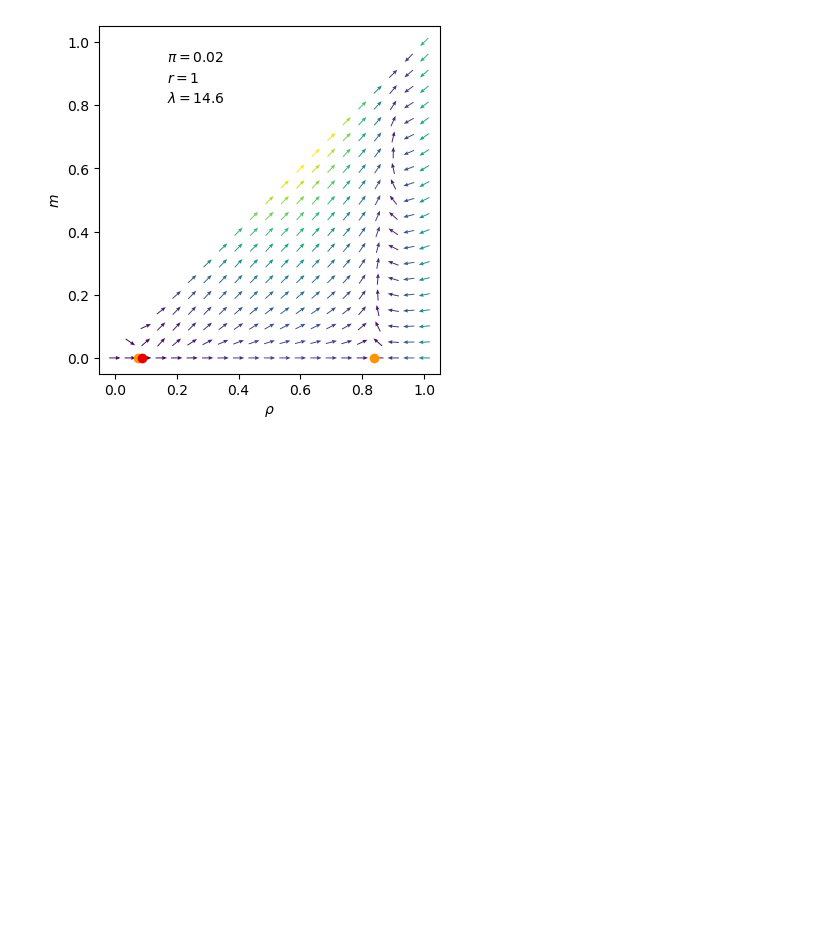
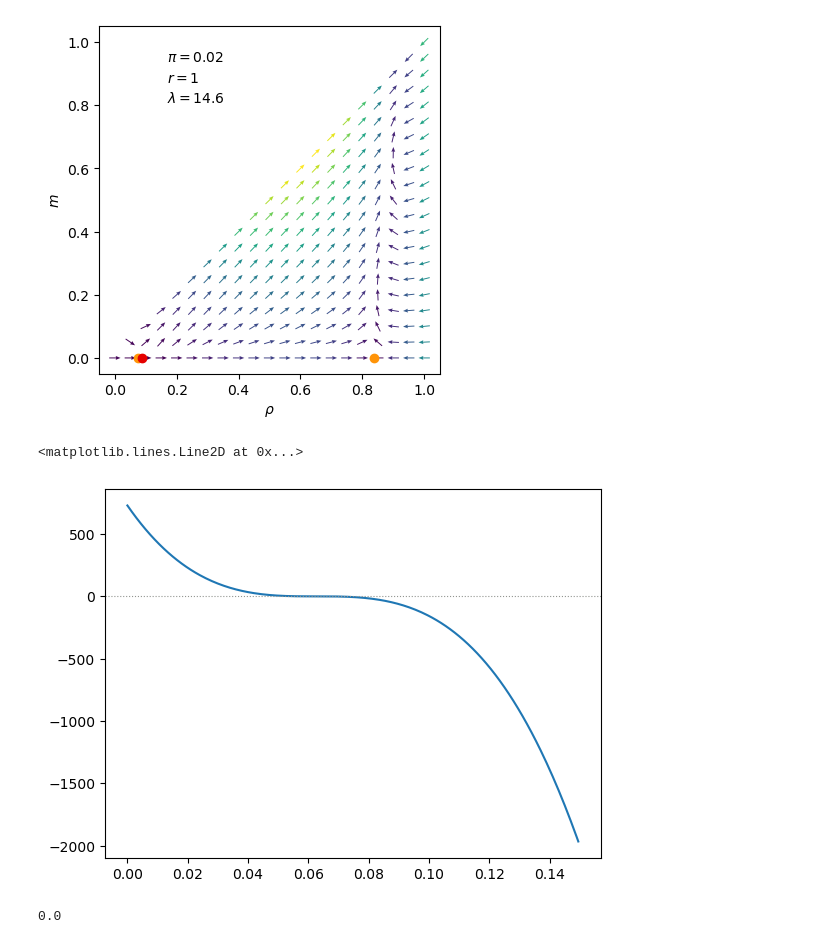
Before and after one commit to dmarchp/TFM_code, a Jupyter notebook: det_sols_f0_as_pi/non_lin_rec_two_sites.ipynb, the cells around one changed output. Drawn from its saved outputs; the diff is of its cells as text; code cells hidden in the pictures; blank space fills up the shorter version.

```diff
--- a/det_sols_f0_as_pi/non_lin_rec_two_sites.ipynb
+++ b/det_sols_f0_as_pi/non_lin_rec_two_sites.ipynb
@@ -758,3 +785,20 @@ ax.quiver(rho_grid, m_grid, drho_grid, dm_grid, norm, scale=30, pivot='mid', hea
 # %% [output]
 <matplotlib.quiver.Quiver at 0x...>
 [figure]
+# %%
+def cosa(pi):
+    return (27*(32*pi**2 - 40*pi - 1))**2 - 4*18*6*216*pi*(2*pi + 1)**3
+# %%
+pis = np.arange(0.0, 0.15,0.0005)
+vals = cosa(pis)
+
+fig, ax = plt.subplots(1, 1)
+ax.plot(pis, vals)
+ax.axhline(0.0, 0, 1, ls=':', lw=0.8, color='xkcd:gray')
+# %% [output]
+<matplotlib.lines.Line2D at 0x...>
+[figure, added]
+# %%
+cosa(1/16)
+# %% [output]
+0.0
```
Also changed, not shown: parts of 9 cells of this notebook, 1 other file.
